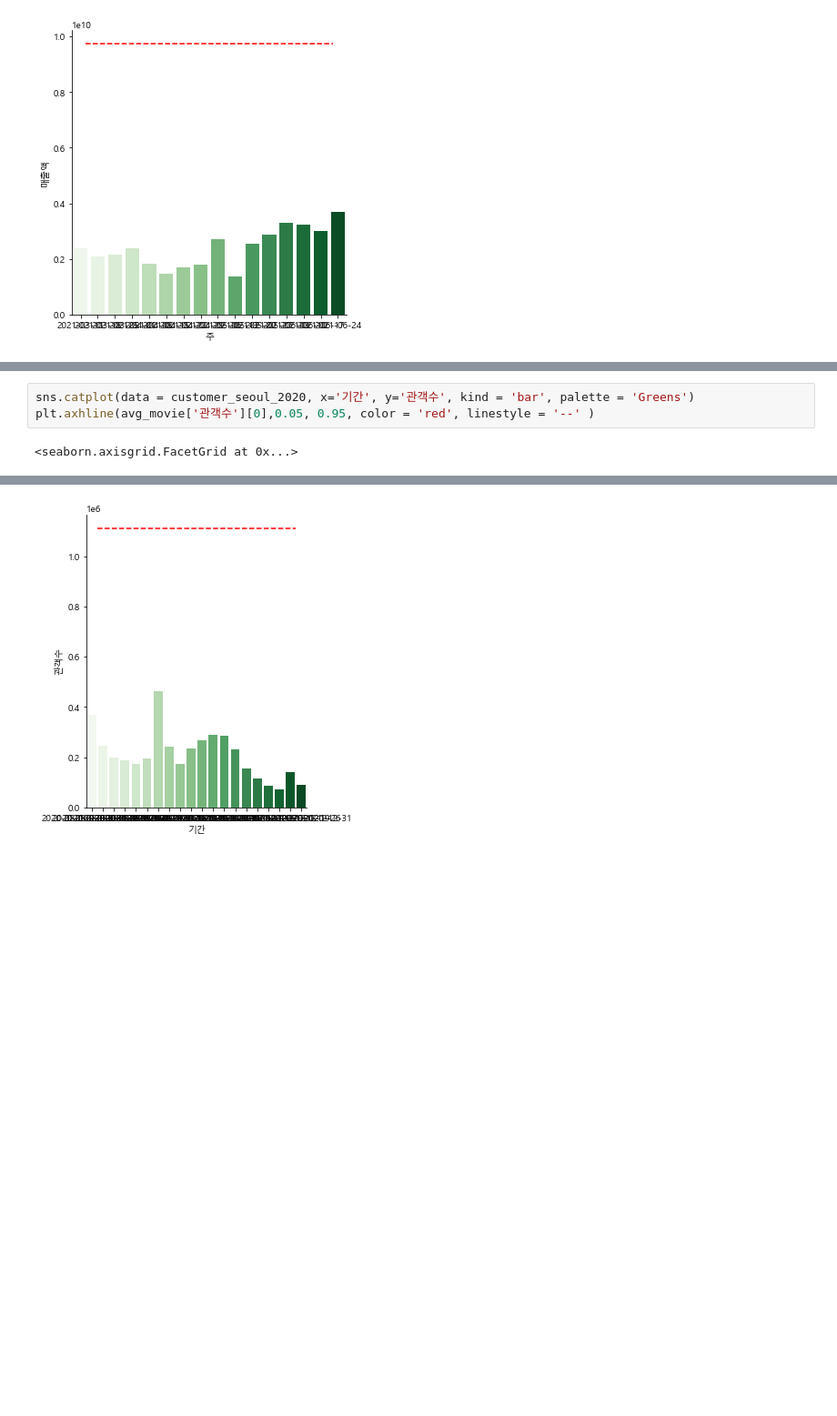
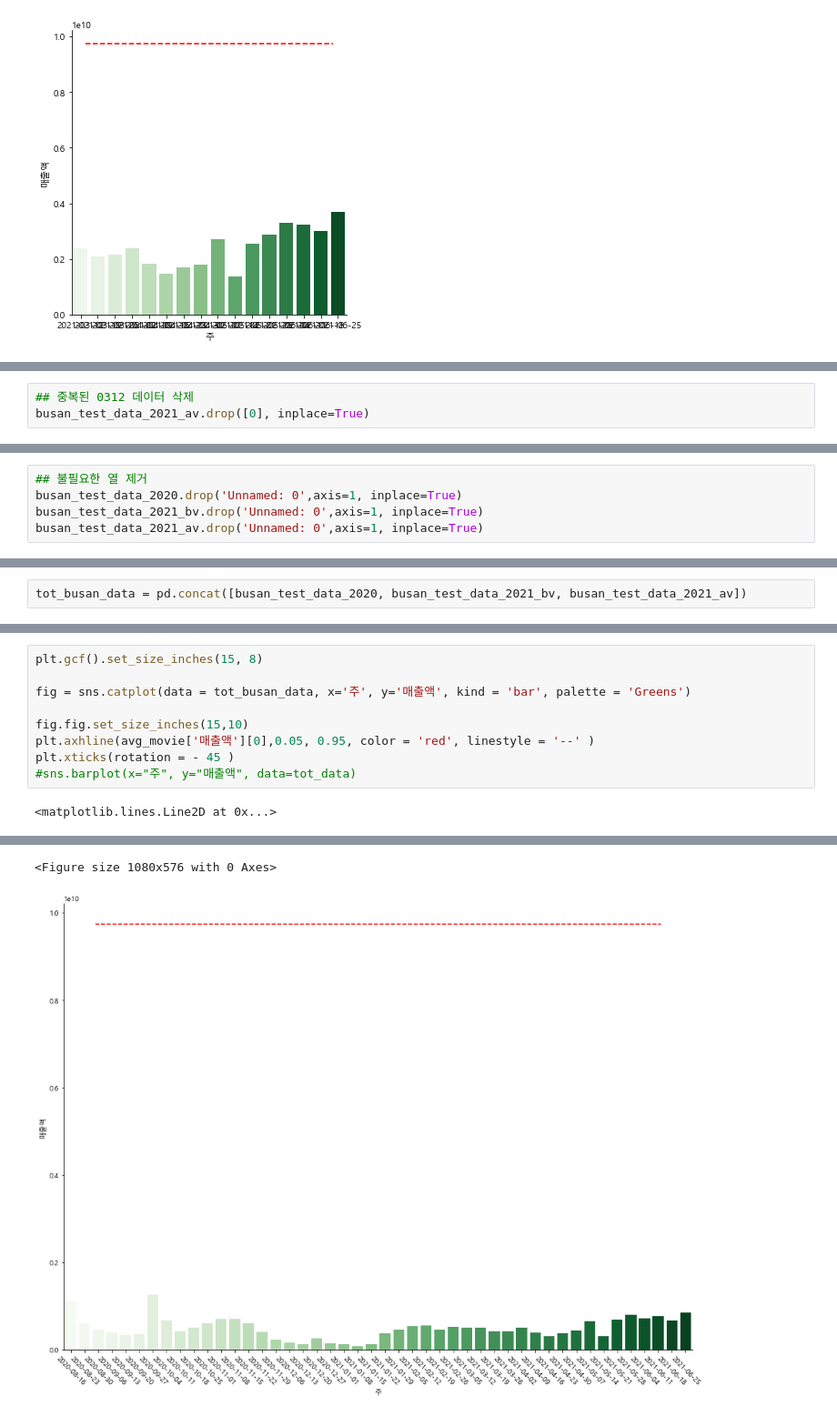
Before and after one commit to vvspearlvvs/MultiCampus_Project, a Jupyter notebook: 시각화_Testing/210818_시각화 테스트 자료.ipynb, the cells around one changed output, grey strips where cells are left out. Shown: that part at 91% size. Saved outputs shown, nothing was run; the diff lists cells and outputs as text; blank space fills up the shorter version.

```diff
--- a/시각화_Testing/210818_시각화 테스트 자료.ipynb
+++ b/시각화_Testing/210818_시각화 테스트 자료.ipynb
@@ -101,0 +603,3 @@ customer_seoul_2020 = seuoul_test_data_2020.sort_values(by=['기간', '관객수
+# %%
+## 중복된 0312 데이터 삭제
+busan_test_data_2021_av.drop([0], inplace=True)
@@ -101,0 +629,5 @@ customer_seoul_2020 = seuoul_test_data_2020.sort_values(by=['기간', '관객수
+# %%
+## 불필요한 열 제거
+busan_test_data_2020.drop('Unnamed: 0',axis=1, inplace=True)
+busan_test_data_2021_bv.drop('Unnamed: 0',axis=1, inplace=True)
+busan_test_data_2021_av.drop('Unnamed: 0',axis=1, inplace=True)
@@ -101,0 +657,2 @@ customer_seoul_2020 = seuoul_test_data_2020.sort_values(by=['기간', '관객수
+# %%
+tot_busan_data = pd.concat([busan_test_data_2020, busan_test_data_2021_bv, busan_test_data_2021_av])
@@ -102,5 +675,11 @@ customer_seoul_2020 = seuoul_test_data_2020.sort_values(by=['기간', '관객수
 # %%
-sns.catplot(data = customer_seoul_2020, x='기간', y='관객수', kind = 'bar', palette = 'Greens')
-plt.axhline(avg_movie['관객수'][0],0.05, 0.95, color = 'red', linestyle = '--' )
+plt.gcf().set_size_inches(15, 8)
+
+fig = sns.catplot(data = tot_busan_data, x='주', y='매출액', kind = 'bar', palette = 'Greens')
+
+fig.fig.set_size_inches(15,10)
+plt.axhline(avg_movie['매출액'][0],0.05, 0.95, color = 'red', linestyle = '--' )
+plt.xticks(rotation = - 45 )
+#sns.barplot(x="주", y="매출액", data=tot_data)
 # %% [output]
-<seaborn.axisgrid.FacetGrid at 0x...>
+<matplotlib.lines.Line2D at 0x...>
@@ -108 +703,2 @@ plt.axhline(avg_movie['관객수'][0],0.05, 0.95, color = 'red', linestyle = '--
+<Figure size 1080x576 with 0 Axes>
-[figure, old version]
+[figure, new version]
```
Also changed, not shown: parts of 52 cells of this notebook, 9 other files.
